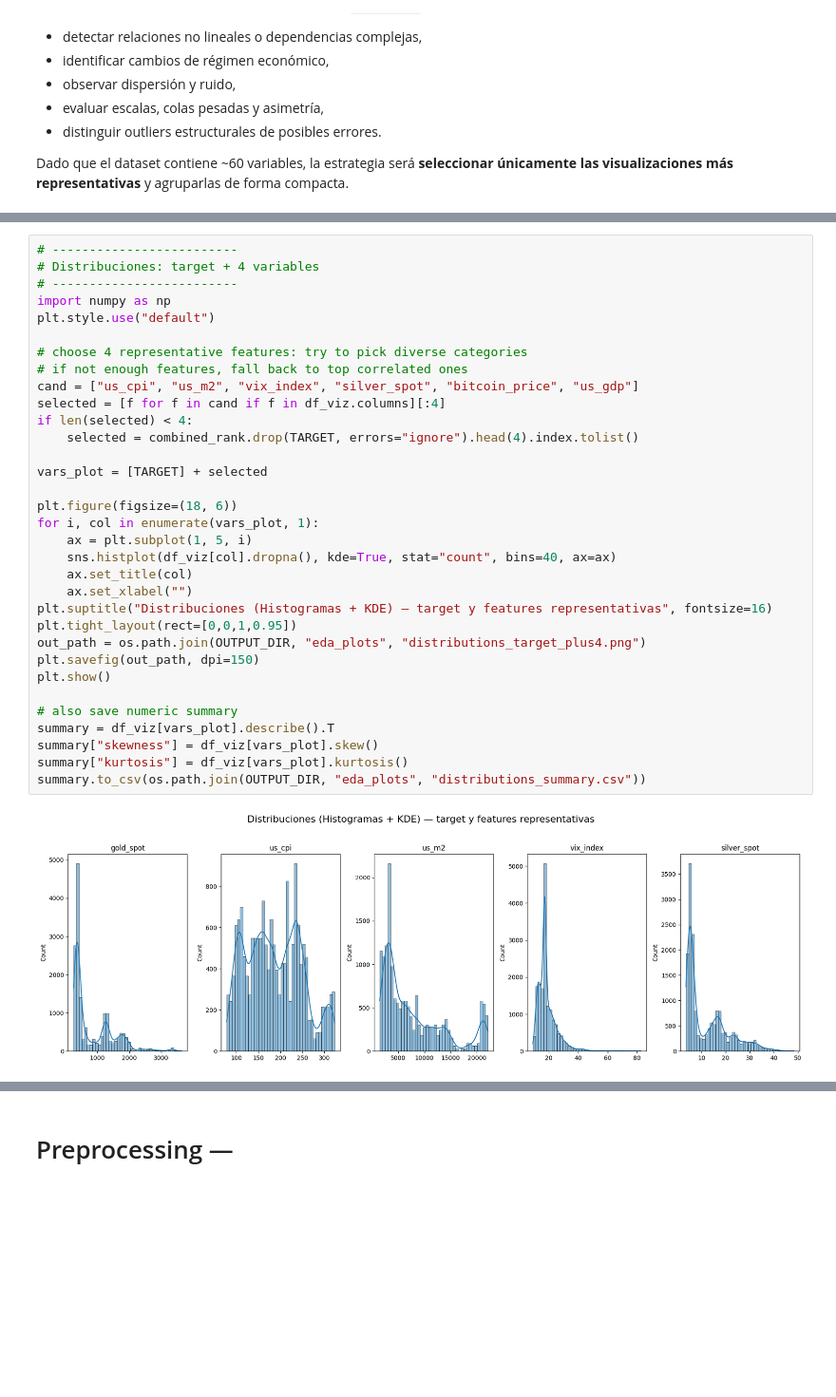
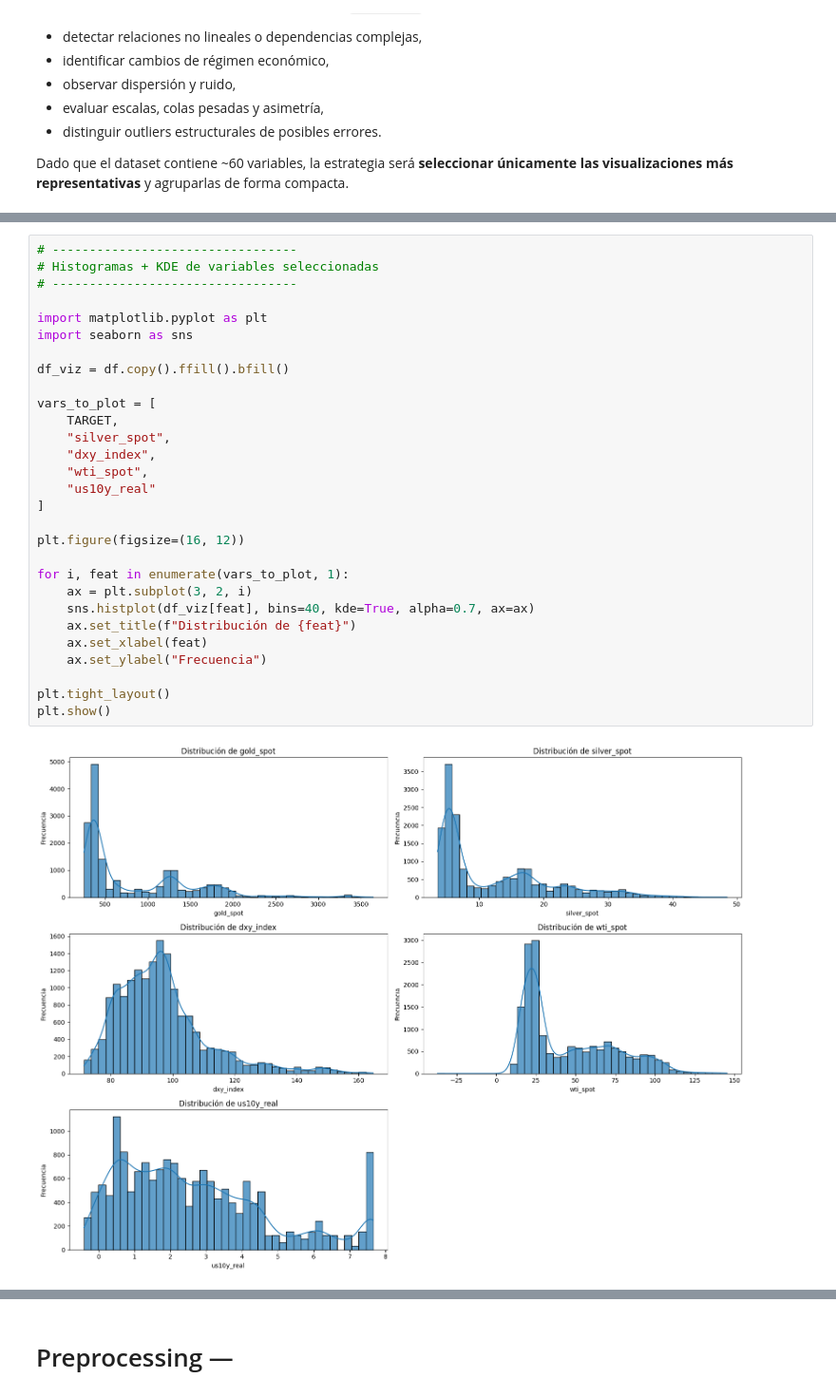
Before and after one commit to sebastianmalbaceda/gold-price-prediction, a Jupyter notebook: notebooks/gold-price-prediction.ipynb, the cells around one changed output, grey strips where cells are left out. Shown at 95% size. Saved outputs shown, nothing was run; the diff lists cells and outputs as text; blank space fills up the shorter version.

```diff
--- a/notebooks/gold-price-prediction.ipynb
+++ b/notebooks/gold-price-prediction.ipynb
@@ -1833,36 +1762,32 @@ Implicación: permite ver colas, multimodalidad y asimetría antes de proponer t
 # %%
-# -------------------------
-# Distribuciones: target + 4 variables
-# -------------------------
-import numpy as np
-plt.style.use("default")
+# ---------------------------------
+# Histogramas + KDE de variables seleccionadas
+# ---------------------------------
 
-# choose 4 representative features: try to pick diverse categories
-# if not enough features, fall back to top correlated ones
-cand = ["us_cpi", "us_m2", "vix_index", "silver_spot", "bitcoin_price", "us_gdp"]
-selected = [f for f in cand if f in df_viz.columns][:4]
-if len(selected) < 4:
-    selected = combined_rank.drop(TARGET, errors="ignore").head(4).index.tolist()
+import matplotlib.pyplot as plt
+import seaborn as sns
 
-vars_plot = [TARGET] + selected
+df_viz = df.copy().ffill().bfill()
 
-plt.figure(figsize=(18, 6))
-for i, col in enumerate(vars_plot, 1):
-    ax = plt.subplot(1, 5, i)
-    sns.histplot(df_viz[col].dropna(), kde=True, stat="count", bins=40, ax=ax)
-    ax.set_title(col)
-    ax.set_xlabel("")
-plt.suptitle("Distribuciones (Histogramas + KDE) — target y features representativas", fontsize=16)
-plt.tight_layout(rect=[0,0,1,0.95])
-out_path = os.path.join(OUTPUT_DIR, "eda_plots", "distributions_target_plus4.png")
-plt.savefig(out_path, dpi=150)
+vars_to_plot = [
+    TARGET,
+    "silver_spot",
+    "dxy_index",
+    "wti_spot",
+    "us10y_real"
+]
+
+plt.figure(figsize=(16, 12))
+
+for i, feat in enumerate(vars_to_plot, 1):
+    ax = plt.subplot(3, 2, i)
+    sns.histplot(df_viz[feat], bins=40, kde=True, alpha=0.7, ax=ax)
+    ax.set_title(f"Distribución de {feat}")
+    ax.set_xlabel(feat)
+    ax.set_ylabel("Frecuencia")
+
+plt.tight_layout()
 plt.show()
-
-# also save numeric summary
-summary = df_viz[vars_plot].describe().T
-summary["skewness"] = df_viz[vars_plot].skew()
-summary["kurtosis"] = df_viz[vars_plot].kurtosis()
-summary.to_csv(os.path.join(OUTPUT_DIR, "eda_plots", "distributions_summary.csv"))
 # %% [output]
-[figure, old version]
+[figure, new version]
 # %% [markdown]
```
Also changed, not shown: parts of 31 cells of this notebook.
